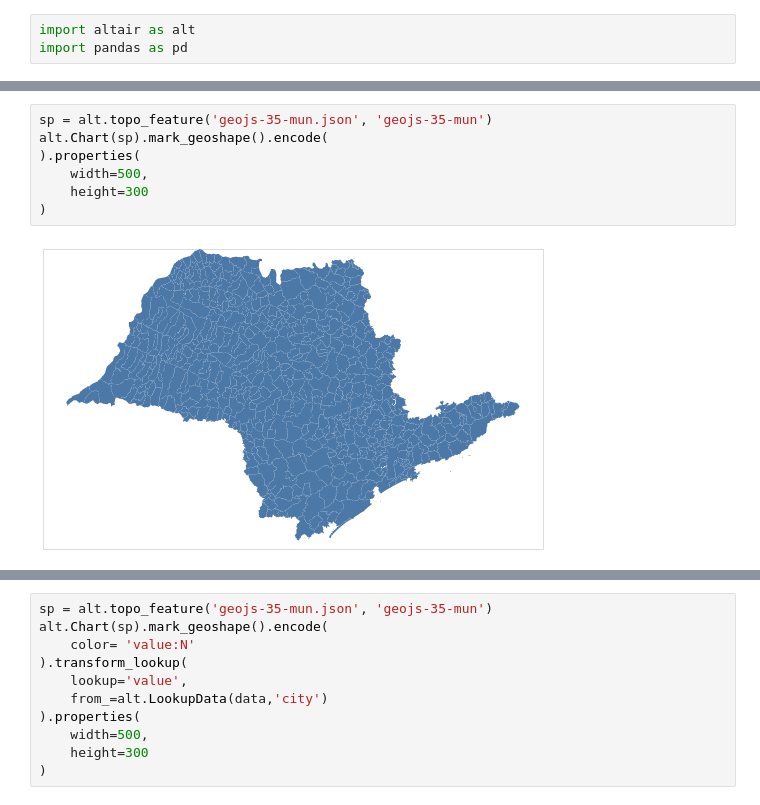
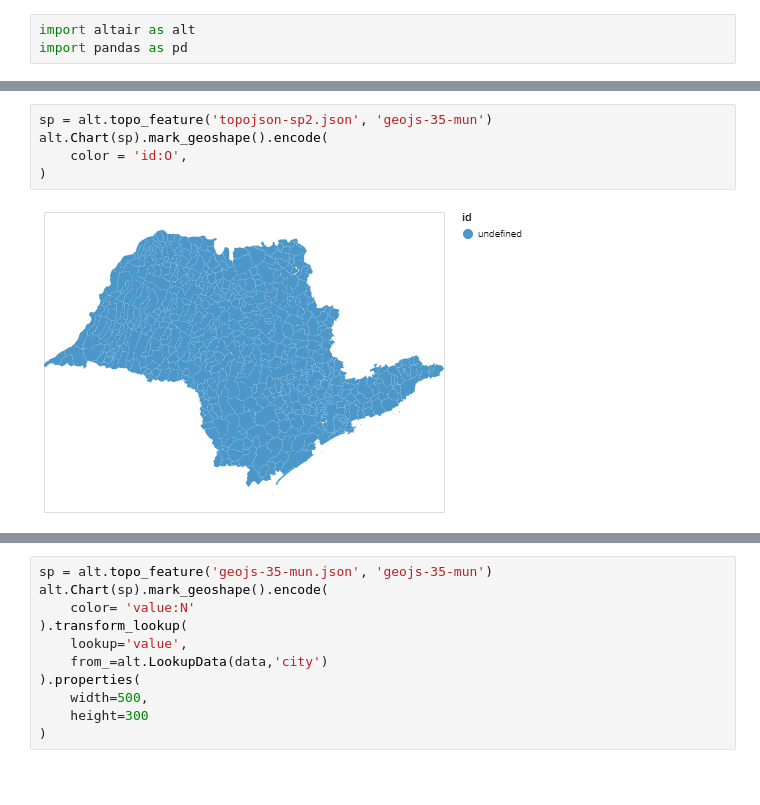
Before and after one commit to GiovaniValdrighi/DataScience_IC, a Jupyter notebook: MapPlot.ipynb, the cells around one changed output, grey strips where cells are left out. Saved outputs shown, nothing was run; the diff lists cells and outputs as text; blank space fills up the shorter version.

```diff
--- a/MapPlot.ipynb
+++ b/MapPlot.ipynb
@@ -14,9 +4,7 @@ data.head()
 # %%
-sp = alt.topo_feature('geojs-35-mun.json', 'geojs-35-mun')
+sp = alt.topo_feature('topojson-sp2.json', 'geojs-35-mun')
 alt.Chart(sp).mark_geoshape().encode(
-).properties(
-    width=500,
-    height=300
+    color = 'id:O',
 )
 # %% [output]
-[figure, old version]
+[figure, new version]
```
Also changed, not shown: parts of 4 cells of this notebook, 7 other files.
